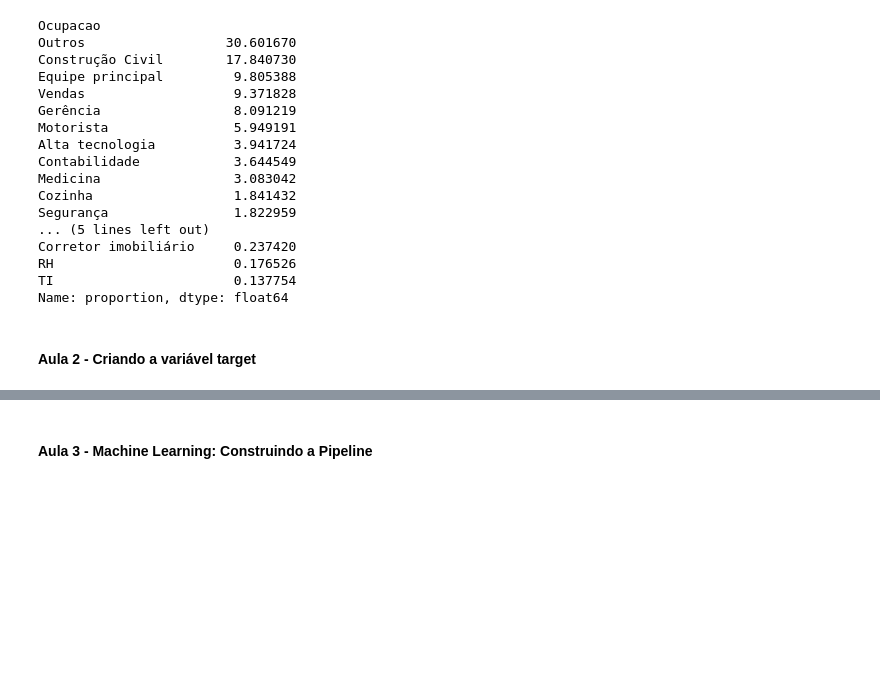
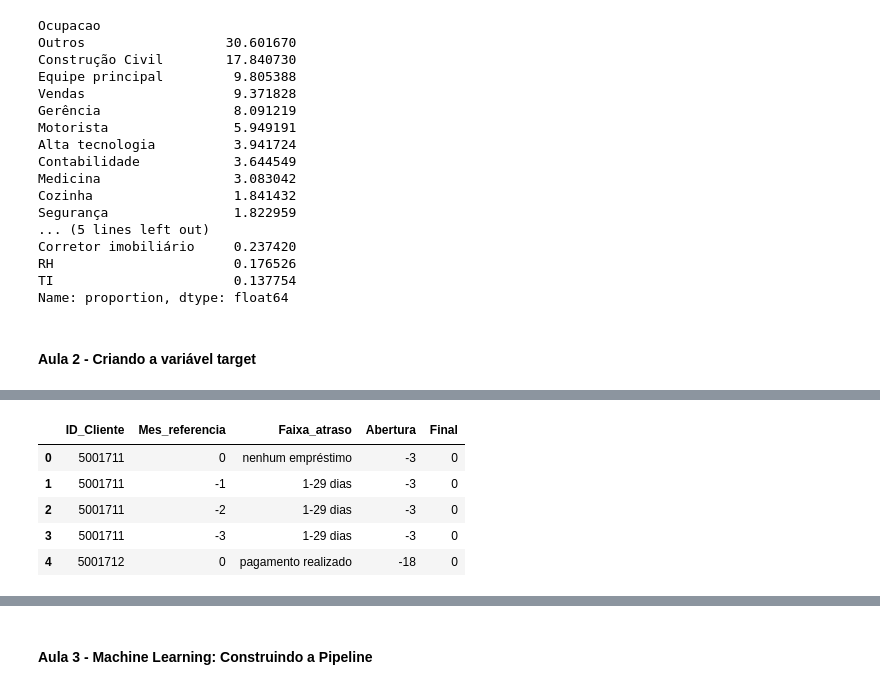
Before and after one commit to RicardViana/fiap-data-viz-and-production-models, a Jupyter notebook: deploy_de_aplicacoes.ipynb, the cells around one changed output, grey strips where cells are left out. Drawn from its saved outputs; the diff is of its cells as text; code cells hidden in the pictures; blank space fills up the shorter version.

```diff
--- a/deploy_de_aplicacoes.ipynb
+++ b/deploy_de_aplicacoes.ipynb
@@ -429,0 +508,5 @@ Name: proportion, dtype: float64
+# %%
+# Agrupar os dados
+# Criar um objeto GroupBy ou pandas.core.groupby.generic.DataFrameGroupBy --> Exemplo 5001711: [0, 1, 2, 3]
+
+df_registros_credito_agrupados_ID = aprovados.groupby('ID_Cliente')
@@ -429,0 +567,12 @@ Name: proportion, dtype: float64
+# %%
+# Realizar o merge entre os data frame
+
+df_clientes_aprovados = df_clientes_aprovados.merge(ser_final, on='ID_Cliente')
+df_clientes_aprovados.head()
+# %% [output]
+|  | ID_Cliente | Mes_referencia | Faixa_atraso | Abertura | Final |
+| 0 | 5001711 | 0 | nenhum empréstimo | -3 | 0 |
+| 1 | 5001711 | -1 | 1-29 dias | -3 | 0 |
+| 2 | 5001711 | -2 | 1-29 dias | -3 | 0 |
+| 3 | 5001711 | -3 | 1-29 dias | -3 | 0 |
+| 4 | 5001712 | 0 | pagamento realizado | -18 | 0 |
```
Also changed, not shown: parts of 13 cells of this notebook.
